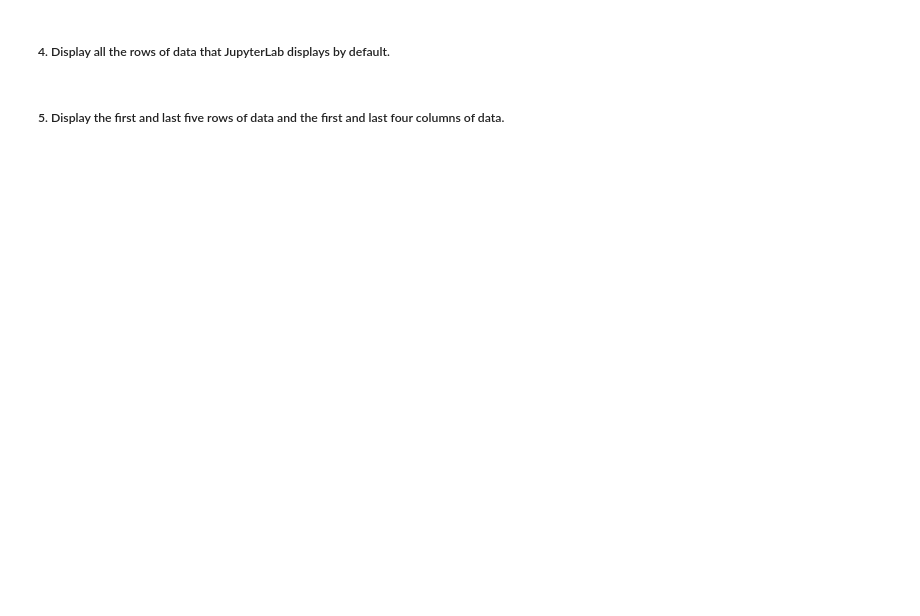
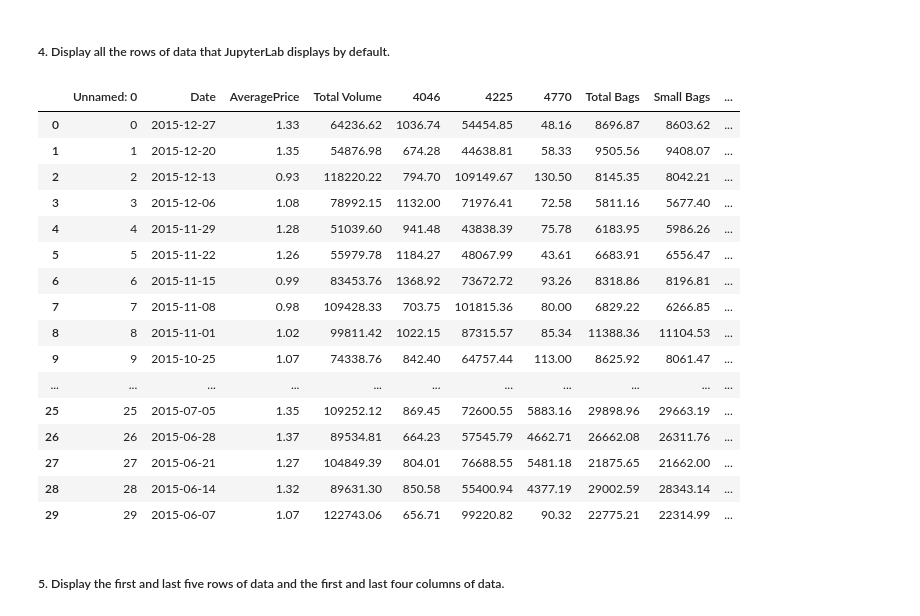
Before and after one commit to mesieou/deakin, a Jupyter notebook: p2/P2.ipynb, the cells around one changed output. Saved outputs shown, nothing was run; the diff lists cells and outputs as text; code cells hidden in the pictures; blank space fills up the shorter version.

```diff
--- a/p2/P2.ipynb
+++ b/p2/P2.ipynb
@@ -46,5 +84,24 @@ Good luck :)
 ##### 4. Display all the rows of data that JupyterLab displays by default.
 # %%
 # write your code here
+data.head(30)
+# %% [output]
+|  | Unnamed: 0 | Date | AveragePrice | Total Volume | 4046 | 4225 | 4770 | Total Bags | Small Bags | ... |
+| 0 | 0 | 2015-12-27 | 1.33 | 64236.62 | 1036.74 | 54454.85 | 48.16 | 8696.87 | 8603.62 | ... |
+| 1 | 1 | 2015-12-20 | 1.35 | 54876.98 | 674.28 | 44638.81 | 58.33 | 9505.56 | 9408.07 | ... |
+| 2 | 2 | 2015-12-13 | 0.93 | 118220.22 | 794.70 | 109149.67 | 130.50 | 8145.35 | 8042.21 | ... |
+| 3 | 3 | 2015-12-06 | 1.08 | 78992.15 | 1132.00 | 71976.41 | 72.58 | 5811.16 | 5677.40 | ... |
+| 4 | 4 | 2015-11-29 | 1.28 | 51039.60 | 941.48 | 43838.39 | 75.78 | 6183.95 | 5986.26 | ... |
+| 5 | 5 | 2015-11-22 | 1.26 | 55979.78 | 1184.27 | 48067.99 | 43.61 | 6683.91 | 6556.47 | ... |
+| 6 | 6 | 2015-11-15 | 0.99 | 83453.76 | 1368.92 | 73672.72 | 93.26 | 8318.86 | 8196.81 | ... |
+| 7 | 7 | 2015-11-08 | 0.98 | 109428.33 | 703.75 | 101815.36 | 80.00 | 6829.22 | 6266.85 | ... |
+| 8 | 8 | 2015-11-01 | 1.02 | 99811.42 | 1022.15 | 87315.57 | 85.34 | 11388.36 | 11104.53 | ... |
+| 9 | 9 | 2015-10-25 | 1.07 | 74338.76 | 842.40 | 64757.44 | 113.00 | 8625.92 | 8061.47 | ... |
+| ... | ... | ... | ... | ... | ... | ... | ... | ... | ... | ... |
+| 25 | 25 | 2015-07-05 | 1.35 | 109252.12 | 869.45 | 72600.55 | 5883.16 | 29898.96 | 29663.19 | ... |
+| 26 | 26 | 2015-06-28 | 1.37 | 89534.81 | 664.23 | 57545.79 | 4662.71 | 26662.08 | 26311.76 | ... |
+| 27 | 27 | 2015-06-21 | 1.27 | 104849.39 | 804.01 | 76688.55 | 5481.18 | 21875.65 | 21662.00 | ... |
+| 28 | 28 | 2015-06-14 | 1.32 | 89631.30 | 850.58 | 55400.94 | 4377.19 | 29002.59 | 28343.14 | ... |
+| 29 | 29 | 2015-06-07 | 1.07 | 122743.06 | 656.71 | 99220.82 | 90.32 | 22775.21 | 22314.99 | ... |
 # %% [markdown]
 ##### 5. Display the first and last five rows of data and the first and last four columns of data.
```
Also changed, not shown: parts of 15 cells of this notebook.
